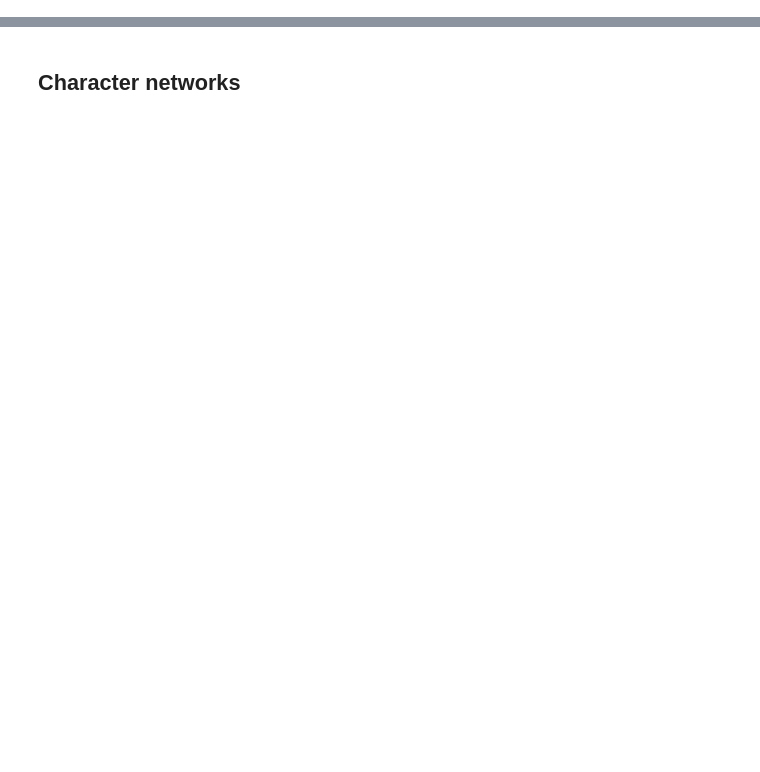
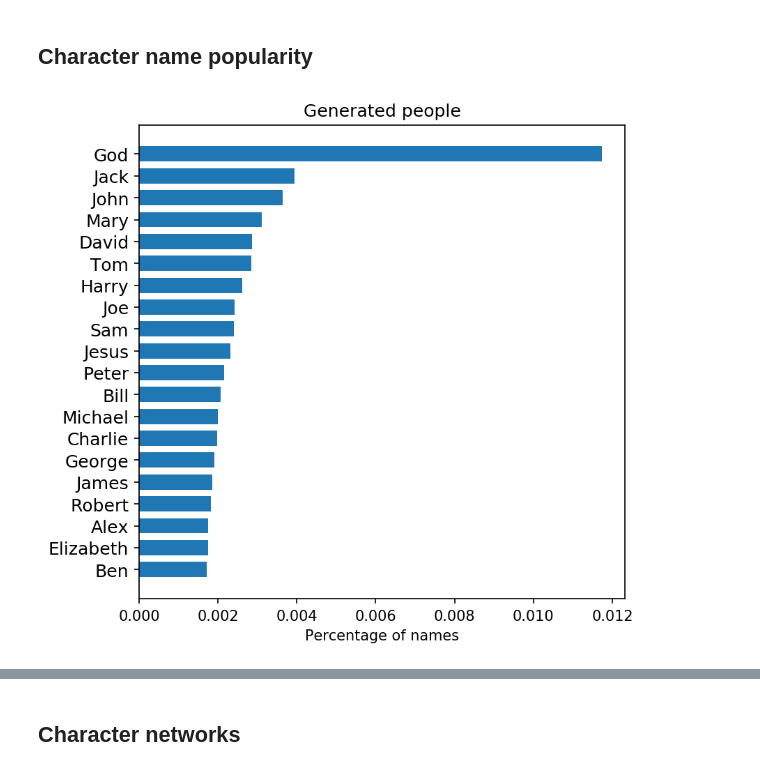
Before and after one commit to lucy3/gpt3_gender, a Jupyter notebook: code/character_viz.ipynb, the cells around one changed output, grey strips where cells are left out. Cells and saved outputs as stored; diff of their text form; code cells hidden in the pictures; blank space fills up the shorter version.

Commit message:
character stuff with original books

```diff
--- a/code/character_viz.ipynb
+++ b/code/character_viz.ipynb
@@ -11,3 +11,47 @@ import pandas as pd
 # %%
 LOGS = '/mnt/data0/lucy/gpt3_bias/logs/'
 prompts_path = LOGS + 'original_prompts/'
+# %% [markdown]
+## Character name popularity
+# %%
+def get_named_entities(char_neighbor_path):
+    '''
+    Count named entities once per story
+    '''
+    named_people = Counter()
+    for f in os.listdir(char_neighbor_path):
+        all_people = set()
+        with open(char_neighbor_path + f, 'r') as infile:
+            char_neighbors = json.load(infile)
+        for char in char_neighbors:
+            neighbor_dict = char_neighbors[char]
+            for neighbor in neighbor_dict:
+                all_people.add(neighbor['character_name'])
+                for al in neighbor['aliases']:
+                    all_people.add(al)
+        for person in all_people:
+            name = '_'.join(person.split('_')[:-1])
+            named_people[name] += 1
+    return named_people
+# %%
+def plot_popular_names(char_neighbor_path, title):
+    plt.figure(dpi=150, figsize=(6,6))
+    people = get_named_entities(char_neighbor_path)
+    total_names = sum(list(people.values()))
+    labels = []
+    values = []
+    for tup in people.most_common(20):
+        labels.append(tup[0])
+        values.append(tup[1]/total_names)
+    labels = labels[::-1]
+    values = values[::-1]
+    x = np.arange(len(labels))
+    plt.barh(x, values, 0.7)
+    plt.xlabel('Percentage of names')
+    plt.title(title)
+    plt.yticks(x, labels=labels, fontsize=12)
+    plt.show()
+# %%
+plot_popular_names(LOGS + 'char_neighbors_0.9/', 'Generated people')
+# %% [output]
+[figure, added]
```
Also changed, not shown: parts of 5 cells of this notebook, 2 other files.
